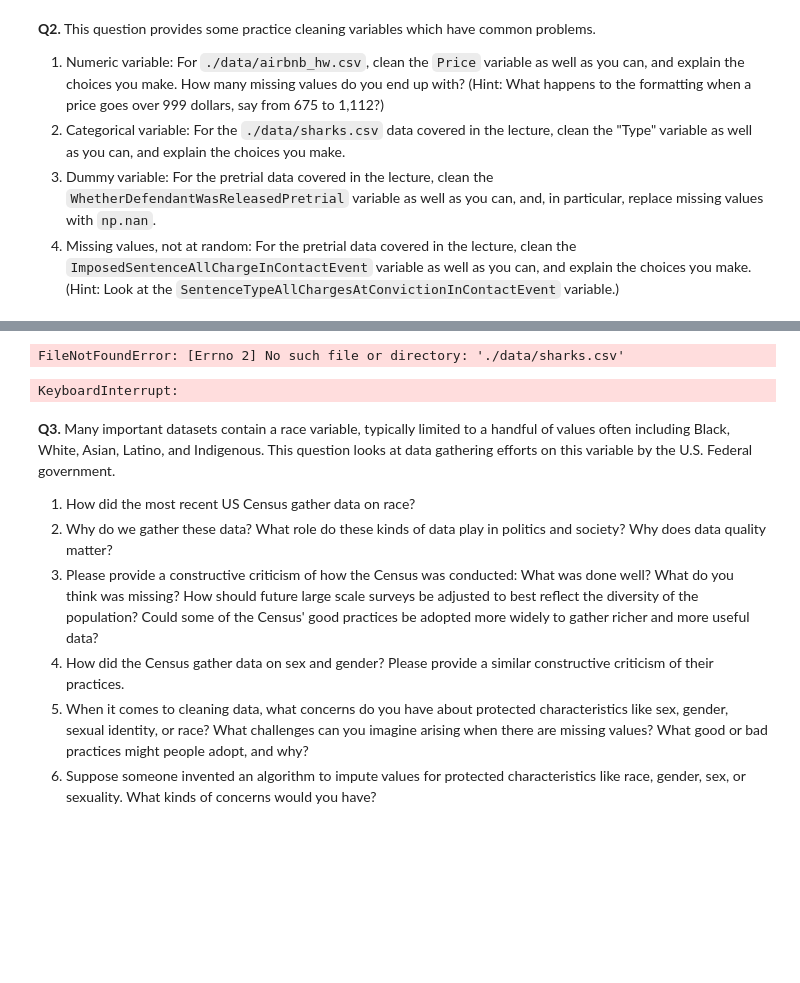
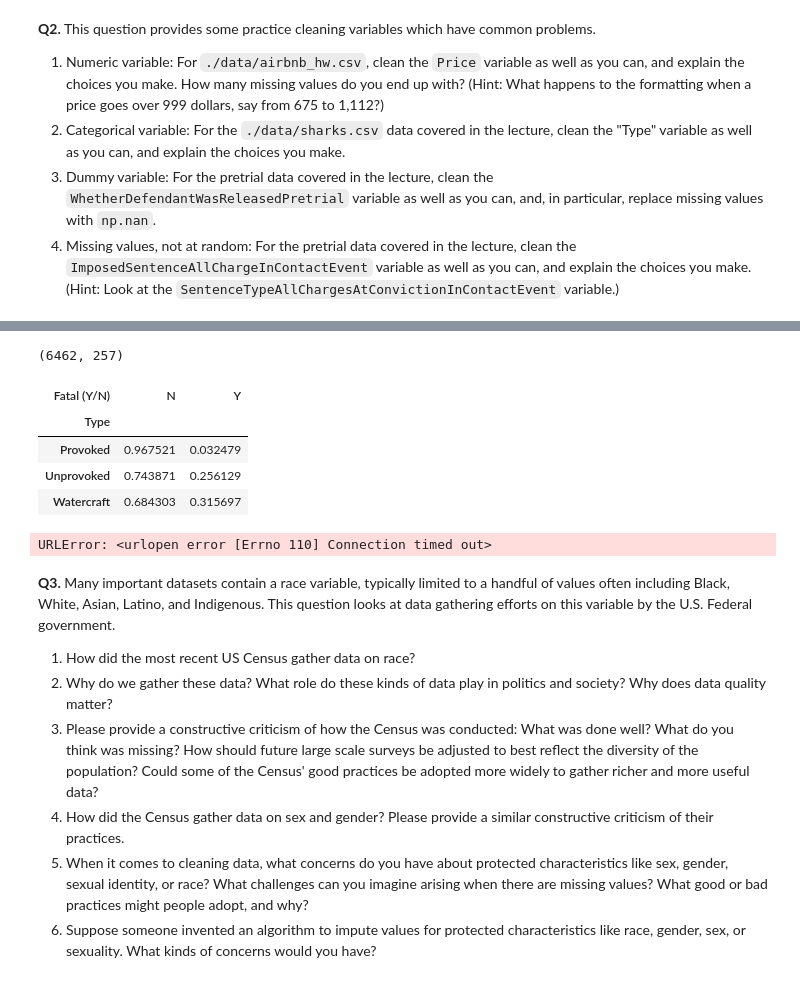
Before and after one commit to dha5sm/wrangling, a Jupyter notebook: assignment/assignment.ipynb, the cells around one changed output, grey strips where cells are left out. Drawn from its saved outputs; the diff is of its cells as text; code cells hidden in the pictures; blank space fills up the shorter version.

```diff
--- a/assignment/assignment.ipynb
+++ b/assignment/assignment.ipynb
@@ -51,34 +76,41 @@ FileNotFoundError: [Errno 2] No such file or directory: './wrangling/assignment/
 # %%
 #Question 2
-df = pd.read_csv('./data/sharks.csv', low_memory=False)
+df = pd.read_csv('./wrangling/assignment/data/sharks.csv', low_memory=False)
 print( df.shape, '\n')
 df.head()
 df['Type'].value_counts() #See the type of variable in columns
 
 # Fix all water vehicles to watercraft
+type = df['Type']
 type = type.replace(['Sea Disaster', 'Boat','Boating','Boatomg'],'Watercraft')
 
 # Remove all unclean values
 type = type.replace(['Invalid', 'Questionable','Unconfirmed','Unverified','Under investigation'],np.nan) # All unclean values
 type.value_counts()
 
 df['Type'] = type # Replace the 'Type' variable with the cleaned version
 del type # Destroy the temporary vector
 
 df['Type'].value_counts()
 
 # Replace the Y / N to see provoked attacks
 df['Fatal (Y/N)'] = df['Fatal (Y/N)'].replace(['UNKNOWN', 'F','M','2017'],np.nan) # All unclean values
 df['Fatal (Y/N)'] = df['Fatal (Y/N)'].replace('y','Y') # All unclean values
 pd.crosstab(df['Type'],df['Fatal (Y/N)'],normalize='index')
 # %% [output]
-FileNotFoundError: [Errno 2] No such file or directory: './data/sharks.csv'
+(6462, 257)
+| Fatal (Y/N) | N | Y |
+| Type |  |  |
+| Provoked | 0.967521 | 0.032479 |
+| Unprovoked | 0.743871 | 0.256129 |
+| Watercraft | 0.684303 | 0.315697 |
 # %%
 # Question 3 - replacing missing values
-url = 'http://www.vcsc.virginia.gov/pretrialdataproject/October%202017%20Cohort_Virginia%20Pretrial%20Data%20Project_Deidentified%20FINAL%20Update_10272021.csv'
-df = pd.read_csv(url,low_memory=False)
+url = 'http://www.vcsc.virginia.gov/pretrialdataproject2017.html'
+df = pd.read_csv(url,low_memory=False) # Pandas downloads and loads the .csv file for you
+print( df.shape, '\n')
 # %% [output]
-KeyboardInterrupt:
+URLError: <urlopen error [Errno 110] Connection timed out>
 # %% [markdown]
 **Q3.** Many important datasets contain a race variable, typically limited to a handful of values often including Black, White, Asian, Latino, and Indigenous. This question looks at data gathering efforts on this variable by the U.S. Federal government.
 
```
Also changed, not shown: parts of 2 cells of this notebook.
